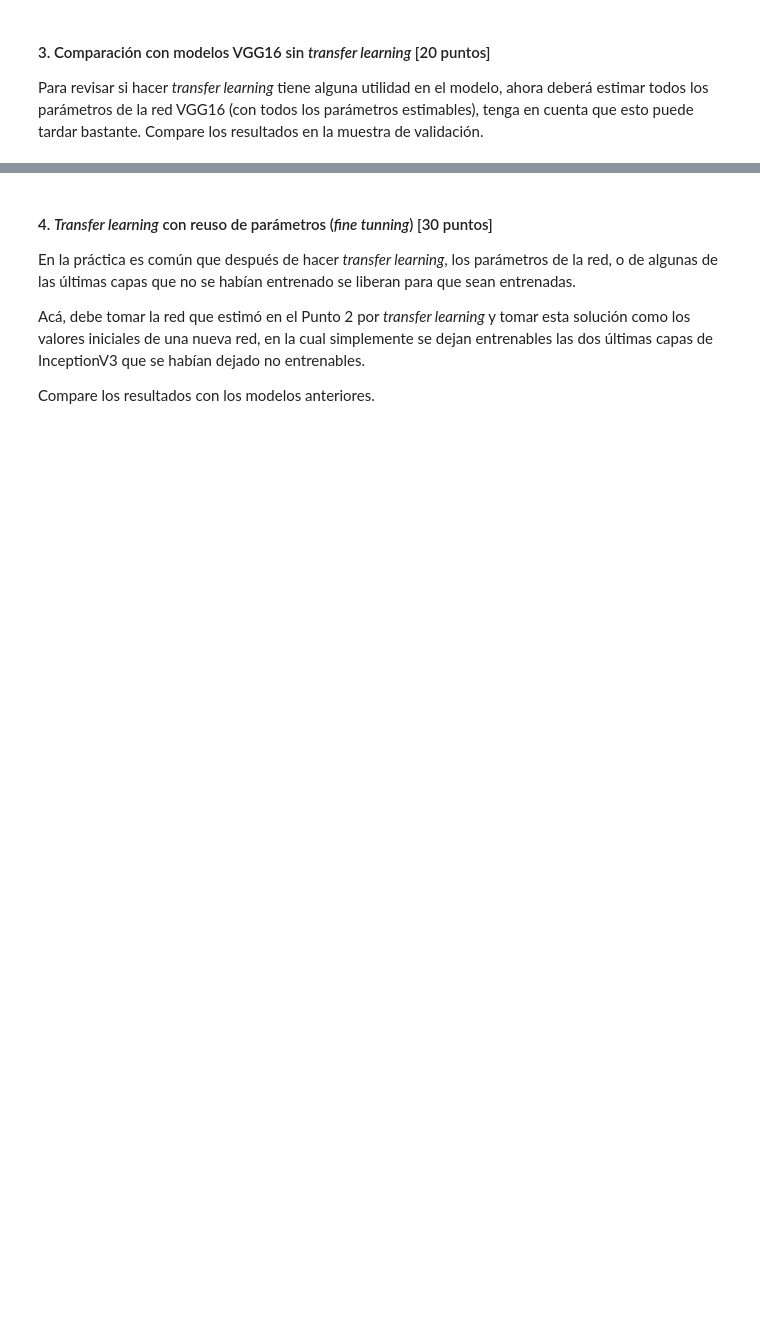
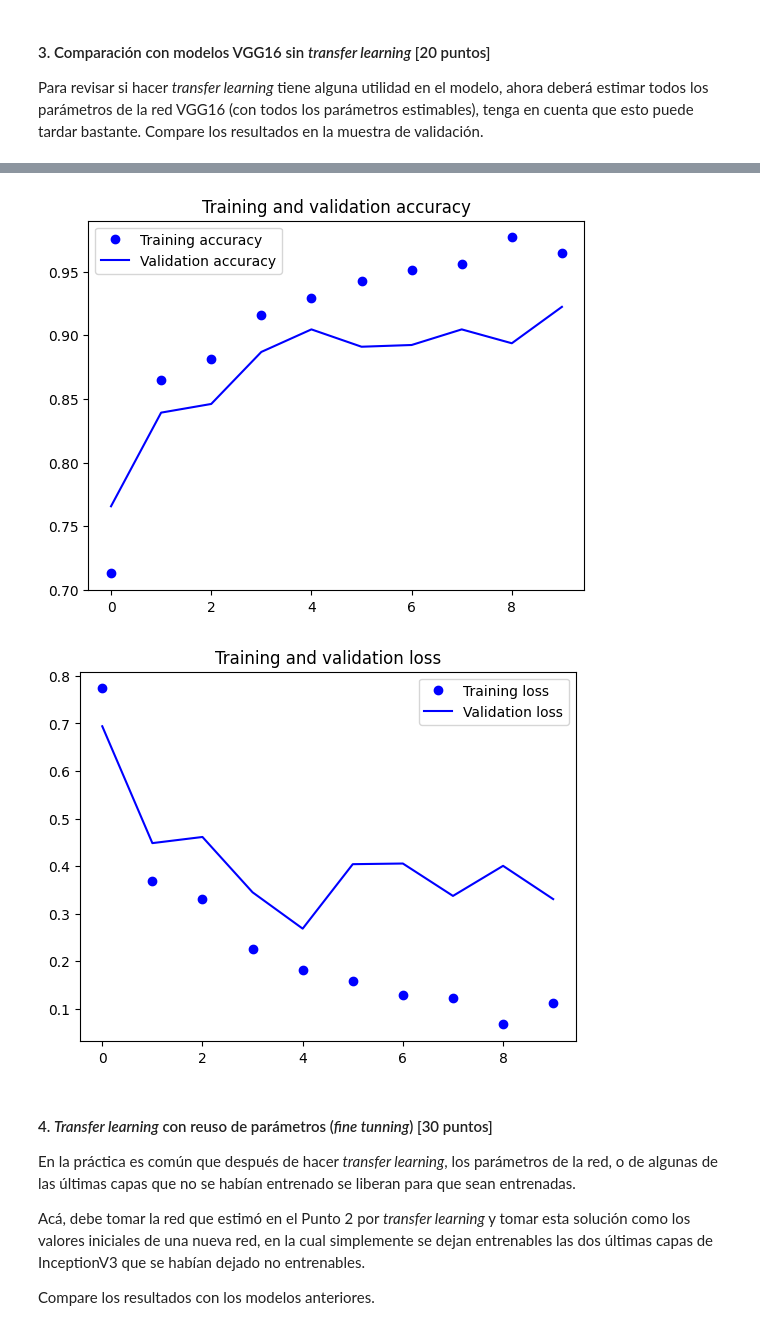
Before and after one commit to darturo12/Deep-Learning_week-6, a Jupyter notebook: S6LC2.ipynb, the cells around one changed output, grey strips where cells are left out. Saved outputs shown, nothing was run; the diff lists cells and outputs as text; code cells hidden in the pictures; blank space fills up the shorter version.

```diff
--- a/S6LC2.ipynb
+++ b/S6LC2.ipynb
@@ -551,3 +518,23 @@ fatal: unable to auto-detect email address (got 'root@1c077fbb4385.(none)')
 # %% [markdown]
 #### 3. Comparación con modelos VGG16 sin _transfer learning_ [20 puntos]
 Para revisar si hacer _transfer learning_ tiene alguna utilidad en el modelo, ahora deberá estimar todos los parámetros de la red VGG16 (con todos los parámetros estimables), tenga en cuenta que esto puede tardar bastante. Compare los resultados en la muestra de validación.
+# %%
+batch_size = 32
+img_height = 224
+img_width = 224
+
+train_ds = tf.keras.utils.image_dataset_from_directory(
+  extracted_dir,
+  validation_split=0.2,
+  subset="training",
+  seed=123,
+  image_size=(img_height, img_width),
+  batch_size=batch_size)
+
+val_ds = tf.keras.utils.image_dataset_from_directory(
+  extracted_dir,
+  validation_split=0.2,
+  subset="validation",
+  seed=123,
+  image_size=(img_height, img_width),
+  batch_size=batch_size)
@@ -560,11 +552,10 @@ from tensorflow.keras.optimizers import Adam
 import pandas as pd
 
 # Parámetros
-input_shape = (224, 224, 3)   # VGG16 usa 224x224
+input_shape = (224, 224, 3)
 epochs = 10
-learning_rate = 1e-5   # Más pequeño porque estamos ajustando toda la red
-
-print("\nEntrenando VGG16 con TODOS los parámetros entrenables\n")
+learning_rate = 1e-4
+print("\nEntrenando VGG16 \n")
 
 # Base model
 base_model = VGG16(
@@ -580,7 +571,6 @@ base_model.trainable = True
 x = base_model.output
 x = GlobalAveragePooling2D()(x)
 x = Dense(256, activation='relu')(x)
-x = Dropout(0.5)(x)
 output = Dense(5, activation='softmax')(x)
 
 model = Model(inputs=base_model.input, outputs=output)
@@ -615,3 +641,22 @@ Versión TF: 2.19.0
+# %%
+accuracy = history.history['accuracy']
+val_accuracy = history.history['val_accuracy']
+loss = history.history['loss']
+val_loss = history.history['val_loss']
+epochs = range(len(accuracy))
+plt.plot(epochs, accuracy, 'bo', label='Training accuracy')
+plt.plot(epochs, val_accuracy, 'b', label='Validation accuracy')
+plt.title('Training and validation accuracy')
+plt.legend()
+plt.figure()
+plt.plot(epochs, loss, 'bo', label='Training loss')
+plt.plot(epochs, val_loss, 'b', label='Validation loss')
+plt.title('Training and validation loss')
+plt.legend()
+plt.show()
+# %% [output]
+[figure, added]
+[figure, added]
 # %% [markdown]
 #### 4. _Transfer learning_ con reuso de parámetros (_fine tunning_) [30 puntos]
 En la práctica es común que después de hacer _transfer learning_, los parámetros de la red, o de algunas de las últimas capas que no se habían entrenado se liberan para que sean entrenadas.
```
Also changed, not shown: parts of 14 cells of this notebook.
